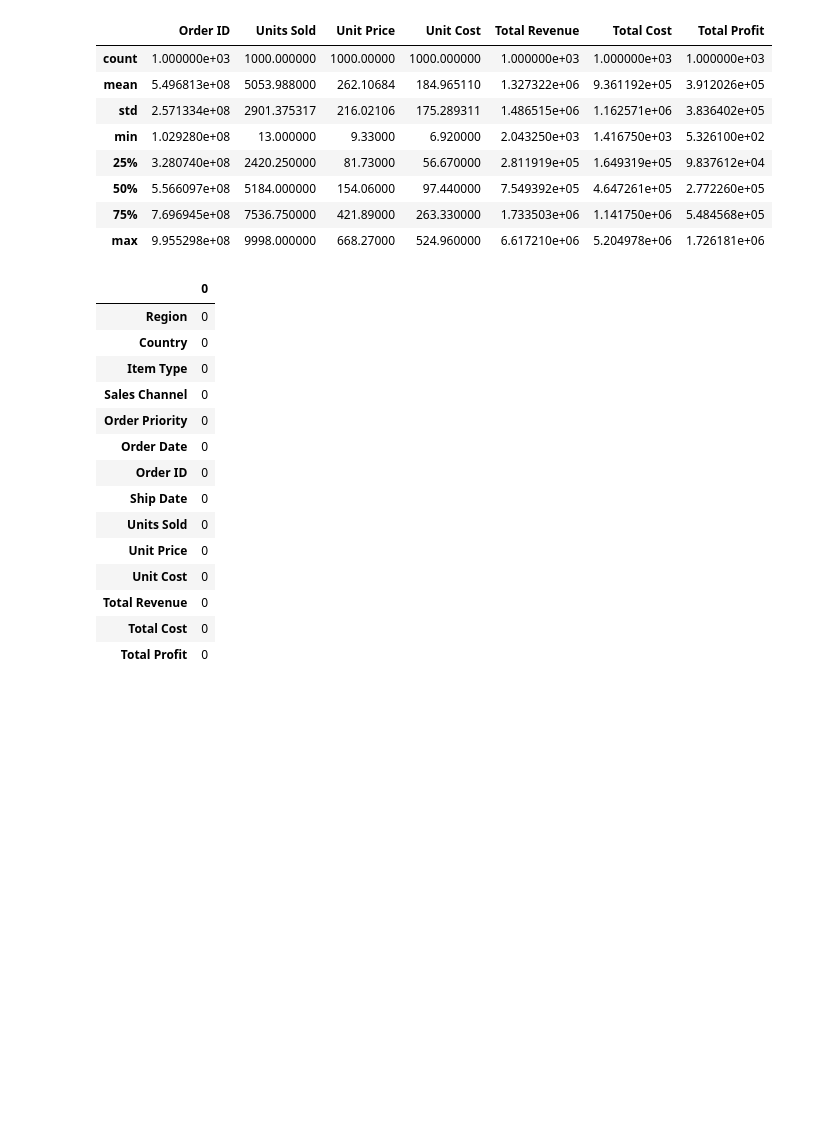
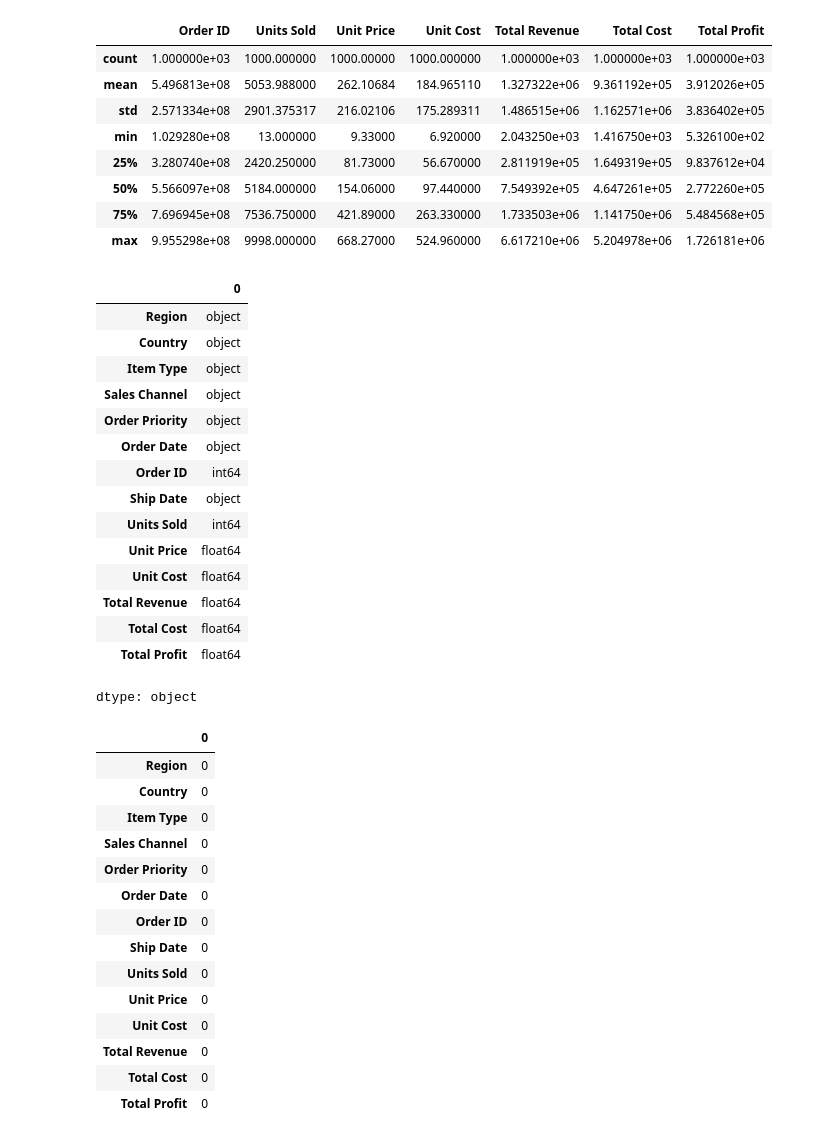
Before and after one commit to os1187/EDA-E1-26-27, a Jupyter notebook: Assessment_1.ipynb, the cells around one changed output. Cells and saved outputs as stored; diff of their text form; code cells hidden in the pictures; blank space fills up the shorter version.

```diff
--- a/Assessment_1.ipynb
+++ b/Assessment_1.ipynb
@@ -46,6 +75,25 @@ df.describe()
 | 50% | 5.566097e+08 | 5184.000000 | 154.06000 | 97.440000 | 7.549392e+05 | 4.647261e+05 | 2.772260e+05 |
 | 75% | 7.696945e+08 | 7536.750000 | 421.89000 | 263.330000 | 1.733503e+06 | 1.141750e+06 | 5.484568e+05 |
 | max | 9.955298e+08 | 9998.000000 | 668.27000 | 524.960000 | 6.617210e+06 | 5.204978e+06 | 1.726181e+06 |
+# %%
+df.dtypes
+# %% [output]
+|  | 0 |
+| Region | object |
+| Country | object |
+| Item Type | object |
+| Sales Channel | object |
+| Order Priority | object |
+| Order Date | object |
+| Order ID | int64 |
+| Ship Date | object |
+| Units Sold | int64 |
+| Unit Price | float64 |
+| Unit Cost | float64 |
+| Total Revenue | float64 |
+| Total Cost | float64 |
+| Total Profit | float64 |
+dtype: object
 # %%
 df.isnull().sum()
 # %% [output]
```
Also changed, not shown: parts of 6 cells of this notebook.
